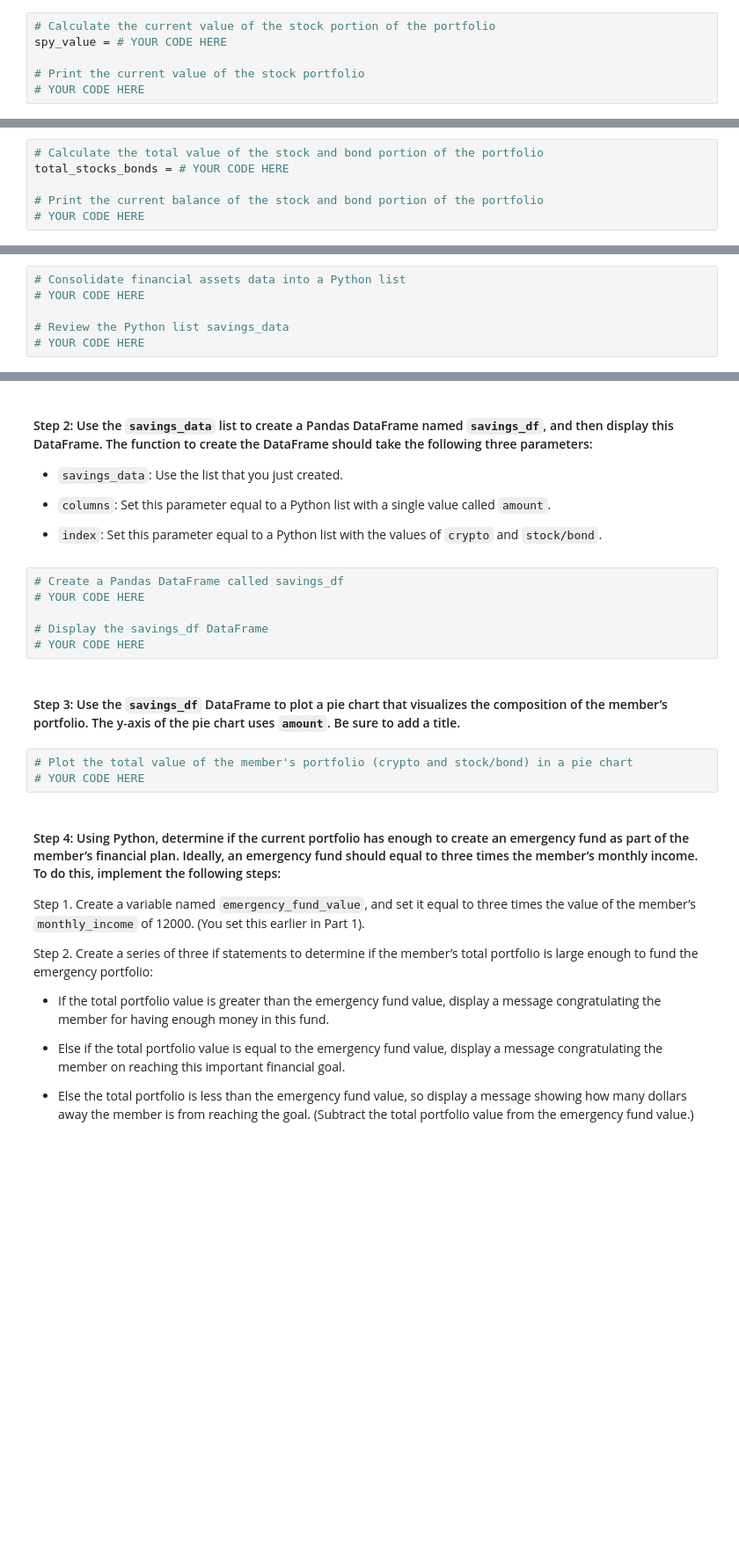
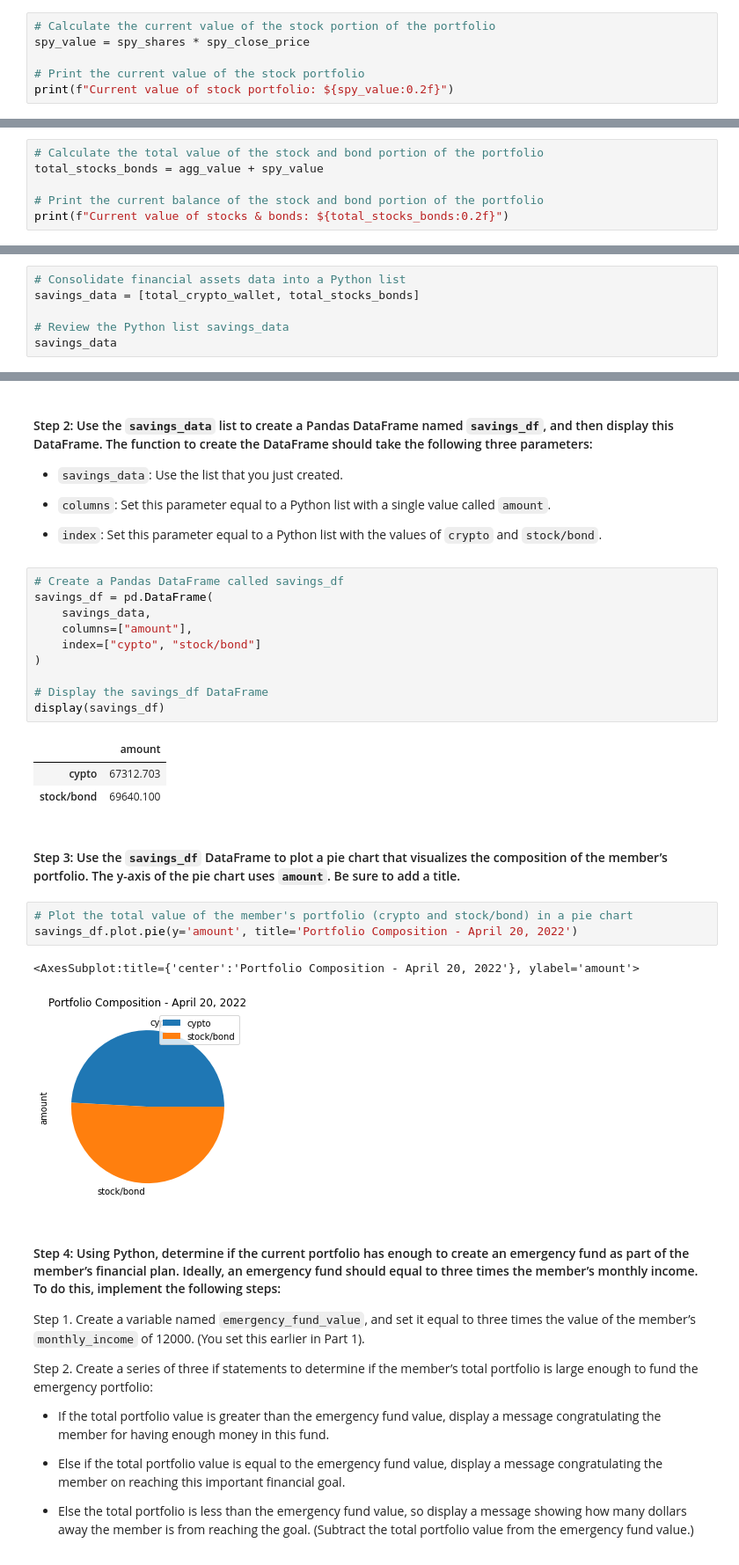
Before and after one commit to mathias1020/Challenge_5, a Jupyter notebook: financial_planning_tools.ipynb, the cells around one changed output, grey strips where cells are left out. Shown: that part at 88% size. Cells and saved outputs as stored; diff of their text form; blank space fills up the shorter version.

```diff
--- a/financial_planning_tools.ipynb
+++ b/financial_planning_tools.ipynb
@@ -275,6 +277,6 @@ agg_value = # YOUR CODE HERE
 # %%
 # Calculate the current value of the stock portion of the portfolio
-spy_value = # YOUR CODE HERE
+spy_value = spy_shares * spy_close_price
 
 # Print the current value of the stock portfolio
-# YOUR CODE HERE
+print(f"Current value of stock portfolio: ${spy_value:0.2f}")
@@ -281,6 +285,6 @@ spy_value = # YOUR CODE HERE
 # %%
 # Calculate the total value of the stock and bond portion of the portfolio
-total_stocks_bonds = # YOUR CODE HERE
+total_stocks_bonds = agg_value + spy_value
 
 # Print the current balance of the stock and bond portion of the portfolio
-# YOUR CODE HERE
+print(f"Current value of stocks & bonds: ${total_stocks_bonds:0.2f}")
@@ -323,7 +331,7 @@ In this section, you’ll use the valuations for the cryptocurrency wallet and f
 #### Step 1: Create a Python list named `savings_data` that has two elements. The first element contains the total value of the cryptocurrency wallet. The second element contains the total value of the stock and bond portions of the portfolio.
 # %%
 # Consolidate financial assets data into a Python list
-# YOUR CODE HERE
+savings_data = [total_crypto_wallet, total_stocks_bonds]
 
 # Review the Python list savings_data
-# YOUR CODE HERE
+savings_data
@@ -337,15 +347,26 @@ In this section, you’ll use the valuations for the cryptocurrency wallet and f
 - `index`: Set this parameter equal to a Python list with the values of `crypto` and `stock/bond`.
 # %%
 # Create a Pandas DataFrame called savings_df
-# YOUR CODE HERE
+savings_df = pd.DataFrame(
+    savings_data,
+    columns=["amount"],
+    index=["cypto", "stock/bond"]
+)
 
 # Display the savings_df DataFrame
-# YOUR CODE HERE
+display(savings_df)
+# %% [output]
+|  | amount |
+| cypto | 67312.703 |
+| stock/bond | 69640.100 |
 # %% [markdown]
 #### Step 3: Use the `savings_df` DataFrame to plot a pie chart that visualizes the composition of the member’s portfolio. The y-axis of the pie chart uses `amount`. Be sure to add a title.
 # %%
 # Plot the total value of the member's portfolio (crypto and stock/bond) in a pie chart
-# YOUR CODE HERE
+savings_df.plot.pie(y='amount', title='Portfolio Composition - April 20, 2022')
+# %% [output]
+<AxesSubplot:title={'center':'Portfolio Composition - April 20, 2022'}, ylabel='amount'>
+[figure, added]
 # %% [markdown]
 #### Step 4: Using Python, determine if the current portfolio has enough to create an emergency fund as part of the member’s financial plan. Ideally, an emergency fund should equal to three times the member’s monthly income. To do this, implement the following steps:
 
```
Also changed, not shown: parts of 8 cells of this notebook.
